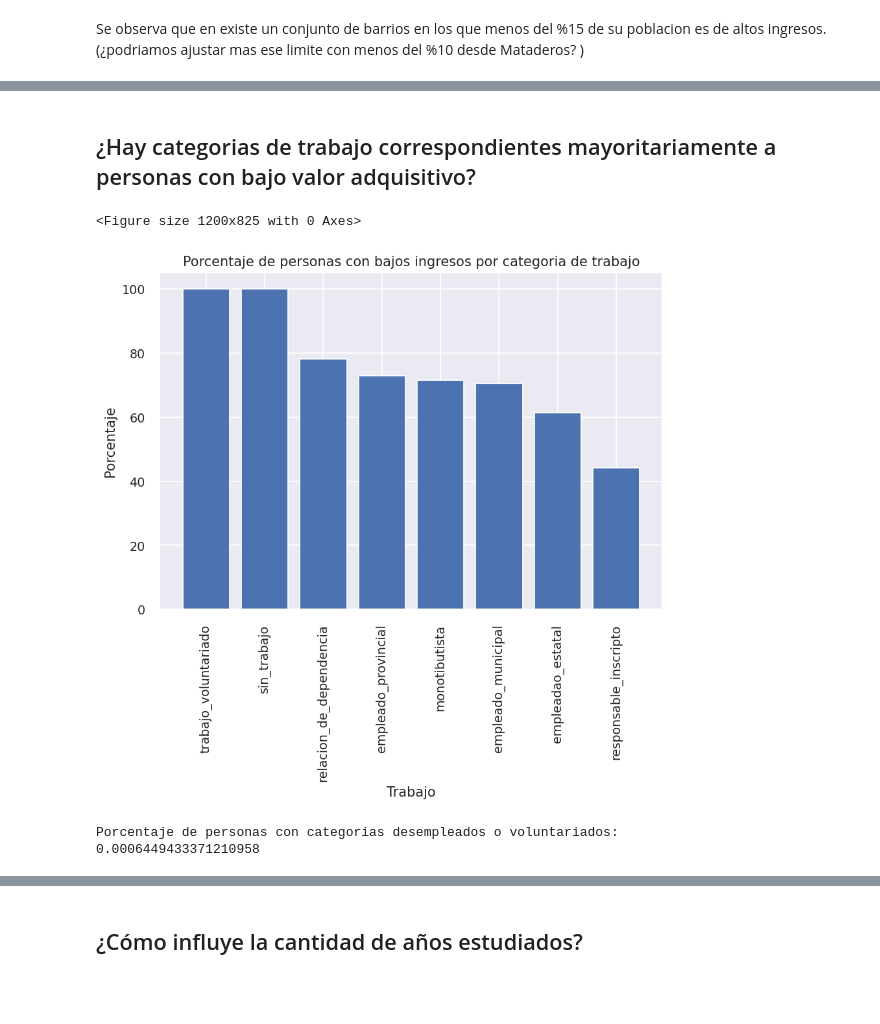
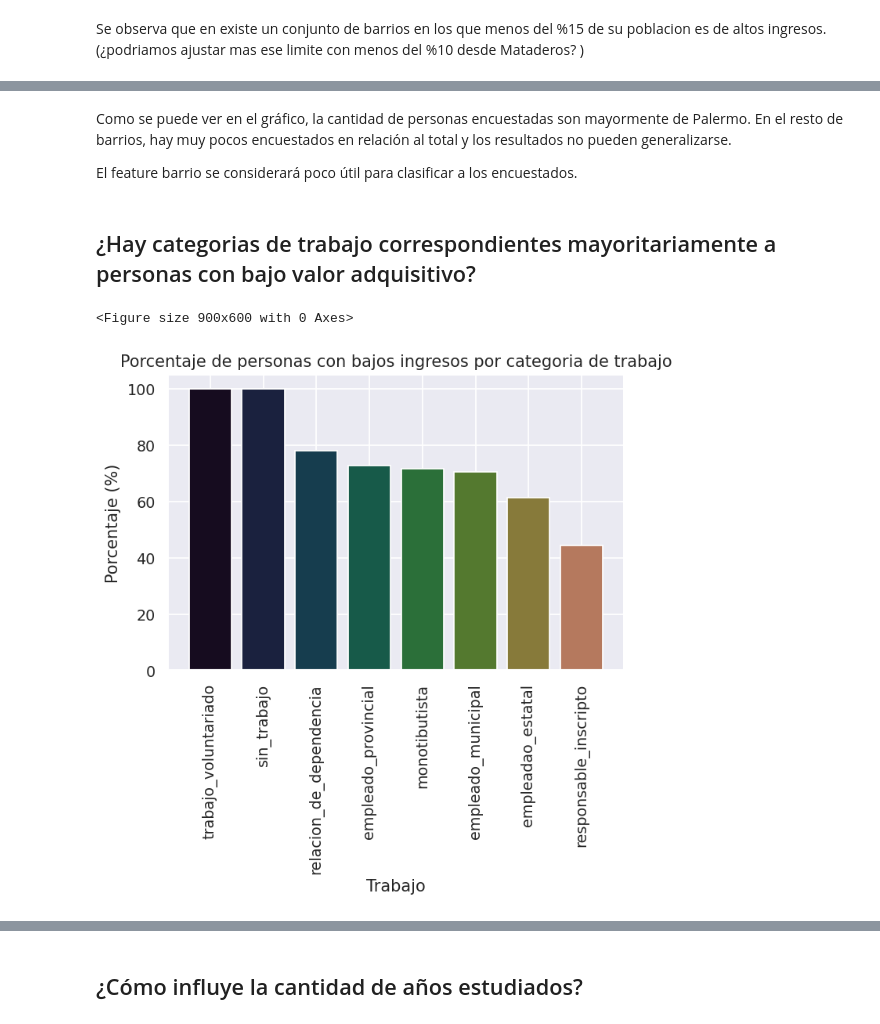
Before and after one commit to TomasArrachea/TP-Organizacion-de-Datos, a Jupyter notebook: informe.ipynb, the cells around one changed output, grey strips where cells are left out. Saved outputs shown, nothing was run; the diff lists cells and outputs as text; code cells hidden in the pictures; blank space fills up the shorter version.

```diff
--- a/informe.ipynb
+++ b/informe.ipynb
@@ -133,29 +123,29 @@ Se observa que en existe un conjunto de barrios en los que menos del %15 de su p
+# %% [markdown]
+Como se puede ver en el gráfico, la cantidad de personas encuestadas son mayormente de Palermo. En el resto de barrios, hay muy pocos encuestados en relación al total y los resultados no pueden generalizarse.
+
+El feature barrio se considerará poco útil para clasificar a los encuestados.
 # %% [markdown]
 ## ¿Hay categorias de trabajo correspondientes mayoritariamente a personas con bajo valor adquisitivo?
 # %%
 plt.figure(dpi=150)
 
 df_total = df
 df_filtrado = df[df['tiene_alto_valor_adquisitivo'] == 0]
 
-df_r = (df_filtrado['categoria_de_trabajo'].value_counts() / df_total['categoria_de_trabajo'].value_counts()).sort_values(ascending=False)
+df_r = (df_filtrado['categoria_de_trabajo'].astype('str').value_counts() / df_total['categoria_de_trabajo'].value_counts()).sort_values(ascending=False)
 
 plt.figure(dpi=(125))
 
-plt.bar(df_r.index, df_r.values*100, ) # plt.bar(y, x)
-plt.ylabel("Porcentaje")
+plt.bar(df_r.index, df_r.values*100, color=sns.color_palette('cubehelix', 14))
+plt.ylabel("Porcentaje (%)")
 plt.xlabel("Trabajo")
 plt.title("Porcentaje de personas con bajos ingresos por categoria de trabajo")
 plt.xticks(rotation=90)
 plt.show()
+
+#PODRÍA SACARSE, NO TIENE SIGNIFICANCIA ESTADISTICA
 # %% [output]
-<Figure size 1200x825 with 0 Axes>
+<Figure size 900x600 with 0 Axes>
-[figure, old version]
+[figure, new version]
-# %%
-print("Porcentaje de personas con categorias desempleados o voluntariados: ")
-print((df[(df['categoria_de_trabajo'] == 'sin_trabajo') | (df['categoria_de_trabajo'] == 'trabajo_voluntariado')].size ) / df.size)
-# %% [output]
-Porcentaje de personas con categorias desempleados o voluntariados:
-0.0006449433371210958
 # %%
 df_total = df
```
Also changed, not shown: parts of 59 cells of this notebook.
